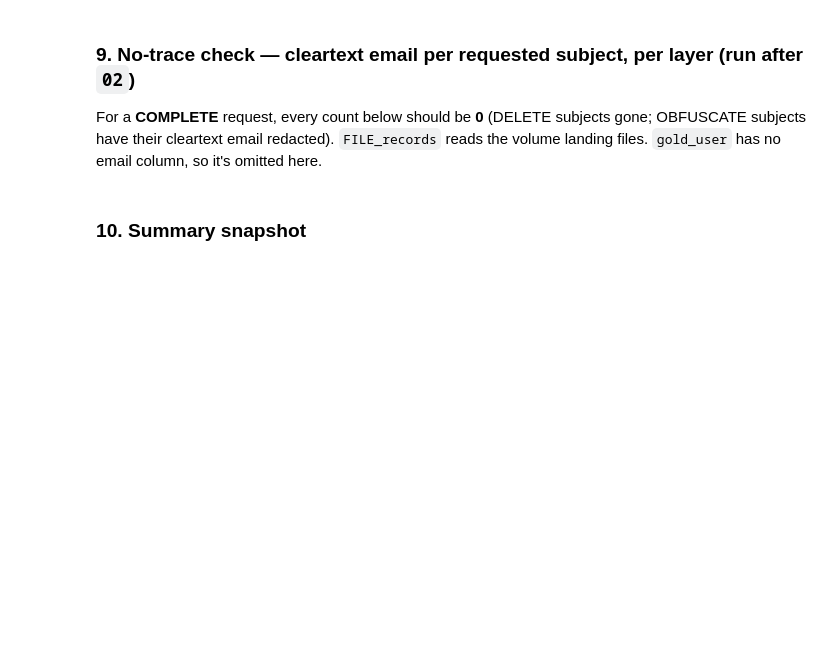
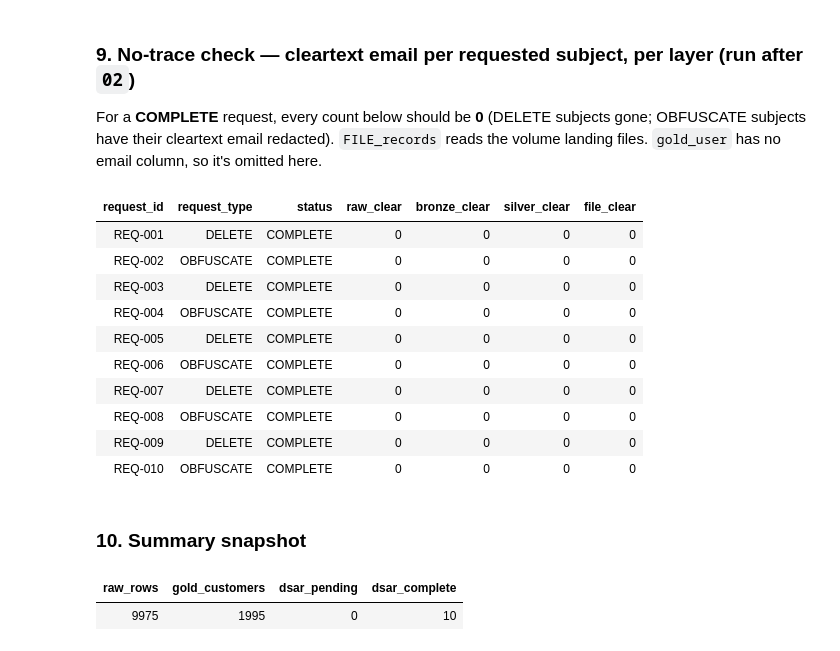
Before and after one commit to dipankarkush-db/allegiantair, a Jupyter notebook: allegiant-json-pii-masking/dsar_erasure/sdp_integration/03_validate.ipynb, the cells around one changed output. Drawn from its saved outputs; the diff is of its cells as text; code cells hidden in the pictures; blank space fills up the shorter version.

```diff
--- a/allegiant-json-pii-masking/dsar_erasure/sdp_integration/03_validate.ipynb
+++ b/allegiant-json-pii-masking/dsar_erasure/sdp_integration/03_validate.ipynb
@@ -88,28 +131,43 @@ volume landing files. `gold_user` has no email column, so it's omitted here.
 # %%
 %sql
 WITH subj AS (
   SELECT request_id, lower(subject_email) AS email, request_type, status
-  FROM ${catalog}.${schema}.dsar_request
+  FROM IDENTIFIER(:catalog || '.' || :schema || '.dsar_request')
 ),
 files AS (
   SELECT lower(email) AS email
-  FROM read_files('/Volumes/${catalog}/${schema}/${volume}/landing',
+  FROM read_files('/Volumes/' || :catalog || '/' || :schema || '/' || :volume || '/landing',
                   format => 'json', recursiveFileLookup => 'true')
 )
 SELECT
   s.request_id, s.request_type, s.status,
-  (SELECT count(*) FROM ${catalog}.${schema}.raw_user    r WHERE lower(r.email)=s.email) AS raw_clear,
-  (SELECT count(*) FROM ${catalog}.${schema}.bronze_user b WHERE lower(b.email)=s.email) AS bronze_clear,
-  (SELECT count(*) FROM ${catalog}.${schema}.silver_user v WHERE lower(v.email)=s.email) AS silver_clear,
+  (SELECT count(*) FROM IDENTIFIER(:catalog || '.' || :schema || '.raw_user')    r WHERE lower(r.email)=s.email) AS raw_clear,
+  (SELECT count(*) FROM IDENTIFIER(:catalog || '.' || :schema || '.bronze_user') b WHERE lower(b.email)=s.email) AS bronze_clear,
+  (SELECT count(*) FROM IDENTIFIER(:catalog || '.' || :schema || '.silver_user') v WHERE lower(v.email)=s.email) AS silver_clear,
   (SELECT count(*) FROM files f WHERE f.email=s.email)                                    AS file_clear
 FROM subj s
 ORDER BY s.request_id;
+# %% [output]
+| request_id | request_type | status | raw_clear | bronze_clear | silver_clear | file_clear |
+| REQ-001 | DELETE | COMPLETE | 0 | 0 | 0 | 0 |
+| REQ-002 | OBFUSCATE | COMPLETE | 0 | 0 | 0 | 0 |
+| REQ-003 | DELETE | COMPLETE | 0 | 0 | 0 | 0 |
+| REQ-004 | OBFUSCATE | COMPLETE | 0 | 0 | 0 | 0 |
+| REQ-005 | DELETE | COMPLETE | 0 | 0 | 0 | 0 |
+| REQ-006 | OBFUSCATE | COMPLETE | 0 | 0 | 0 | 0 |
+| REQ-007 | DELETE | COMPLETE | 0 | 0 | 0 | 0 |
+| REQ-008 | OBFUSCATE | COMPLETE | 0 | 0 | 0 | 0 |
+| REQ-009 | DELETE | COMPLETE | 0 | 0 | 0 | 0 |
+| REQ-010 | OBFUSCATE | COMPLETE | 0 | 0 | 0 | 0 |
 # %% [markdown]
 ### 10. Summary snapshot
 # %%
 %sql
 SELECT
-  (SELECT count(*) FROM ${catalog}.${schema}.raw_user)                              AS raw_rows,
-  (SELECT count(*) FROM ${catalog}.${schema}.gold_user)                             AS gold_customers,
-  (SELECT count(*) FROM ${catalog}.${schema}.dsar_request WHERE status='PENDING')   AS dsar_pending,
-  (SELECT count(*) FROM ${catalog}.${schema}.dsar_request WHERE status='COMPLETE')  AS dsar_complete;
+  (SELECT count(*) FROM IDENTIFIER(:catalog || '.' || :schema || '.raw_user'))                              AS raw_rows,
+  (SELECT count(*) FROM IDENTIFIER(:catalog || '.' || :schema || '.gold_user'))                             AS gold_customers,
+  (SELECT count(*) FROM IDENTIFIER(:catalog || '.' || :schema || '.dsar_request') WHERE status='PENDING')   AS dsar_pending,
+  (SELECT count(*) FROM IDENTIFIER(:catalog || '.' || :schema || '.dsar_request') WHERE status='COMPLETE')  AS dsar_complete;
+# %% [output]
+| raw_rows | gold_customers | dsar_pending | dsar_complete |
+| 9975 | 1995 | 0 | 10 |
```
Also changed, not shown: parts of 19 cells of this notebook, 1 other file.
